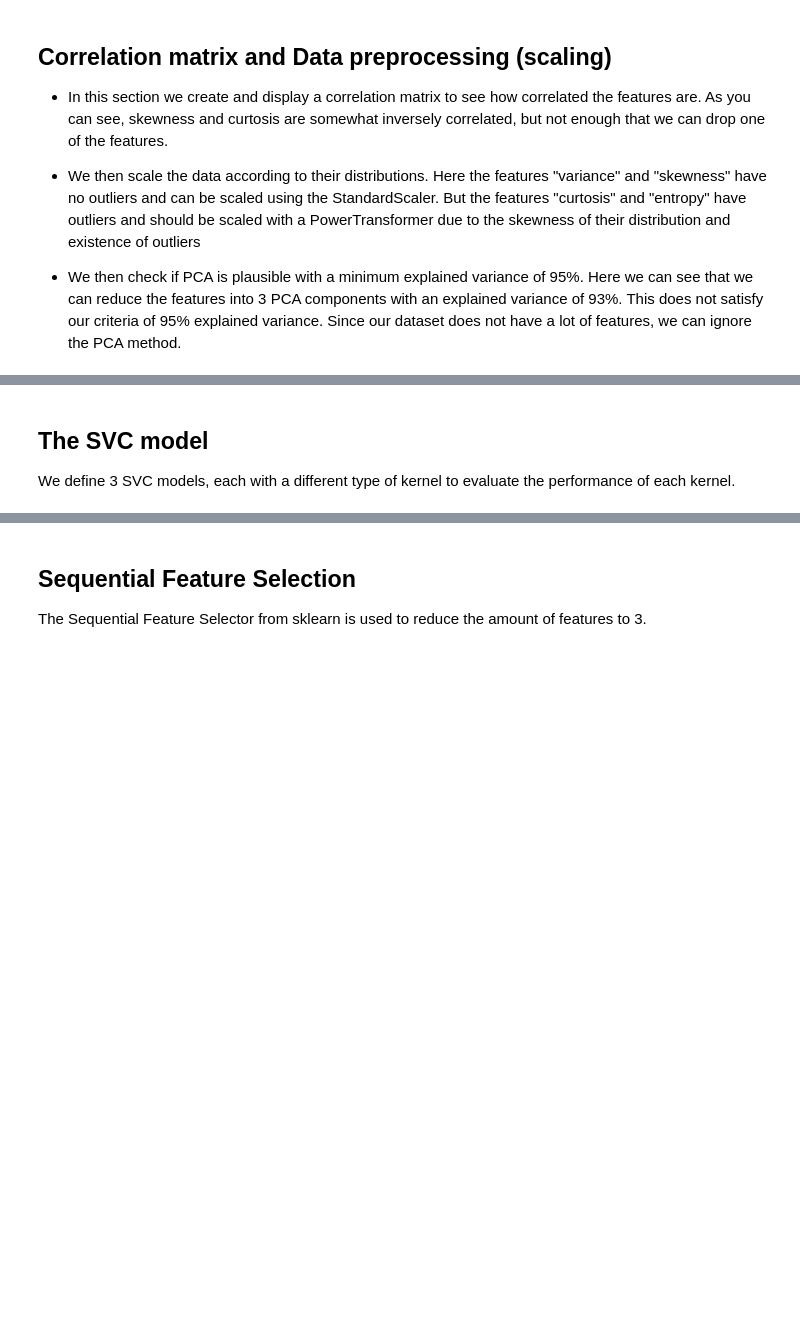
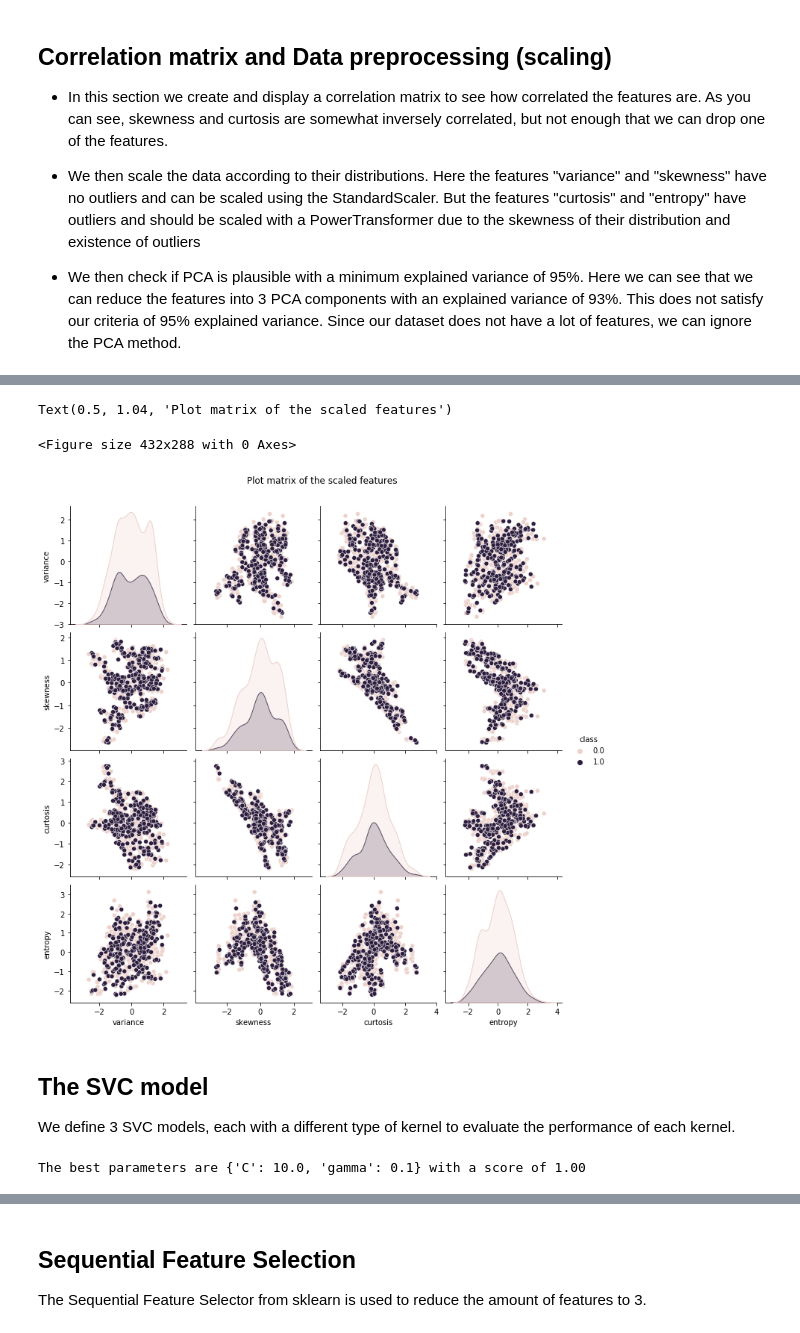
Before and after one commit to jeffreylimnardy/banknote-authentication-svm, a Jupyter notebook: banknoteAuthenticity.ipynb, the cells around one changed output, grey strips where cells are left out. Drawn from its saved outputs; the diff is of its cells as text; code cells hidden in the pictures; blank space fills up the shorter version.

```diff
--- a/banknoteAuthenticity.ipynb
+++ b/banknoteAuthenticity.ipynb
@@ -129,3 +161,14 @@ array([0.53969053, 0.85995509, 0.93921899, 1.        ])
+# %%
+#plotmatrix of the features after scaling
+
+plt.figure()
+scaled_training = pd.merge(x_train_scaled,y_train,how = 'left',left_index = True, right_index = True)
+pairplot_scaled = sns.pairplot(scaled_training,hue="class")
+pairplot_scaled.fig.suptitle("Plot matrix of the scaled features",y=1.04)
+# %% [output]
+Text(0.5, 1.04, 'Plot matrix of the scaled features')
+<Figure size 432x288 with 0 Axes>
+[figure, added]
 # %% [markdown]
 <h2>The SVC model</h2>
 <p>We define 3 SVC models, each with a different type of kernel to evaluate the performance of each kernel.</p>
@@ -138,3 +181,20 @@ estimators = {
     "rbf":svm.SVC(kernel="rbf",C=1),
     "poly":svm.SVC(kernel="poly",C=1)
 }
+# %%
+from sklearn.model_selection import StratifiedShuffleSplit
+from sklearn.model_selection import GridSearchCV
+
+C_range = np.logspace(-2, 10, 13)
+gamma_range = np.logspace(-9, 3, 13)
+param_grid = dict(gamma=gamma_range, C=C_range)
+cv = StratifiedShuffleSplit(n_splits=5, test_size=0.2, random_state=42)
+grid = GridSearchCV(svm.SVC(), param_grid=param_grid, cv=cv)
+grid.fit(x_train_scaled, y_train)
+
+print(
+    "The best parameters are %s with a score of %0.2f"
+    % (grid.best_params_, grid.best_score_)
+)
+# %% [output]
+The best parameters are {'C': 10.0, 'gamma': 0.1} with a score of 1.00
```
Also changed, not shown: parts of 16 cells of this notebook.
